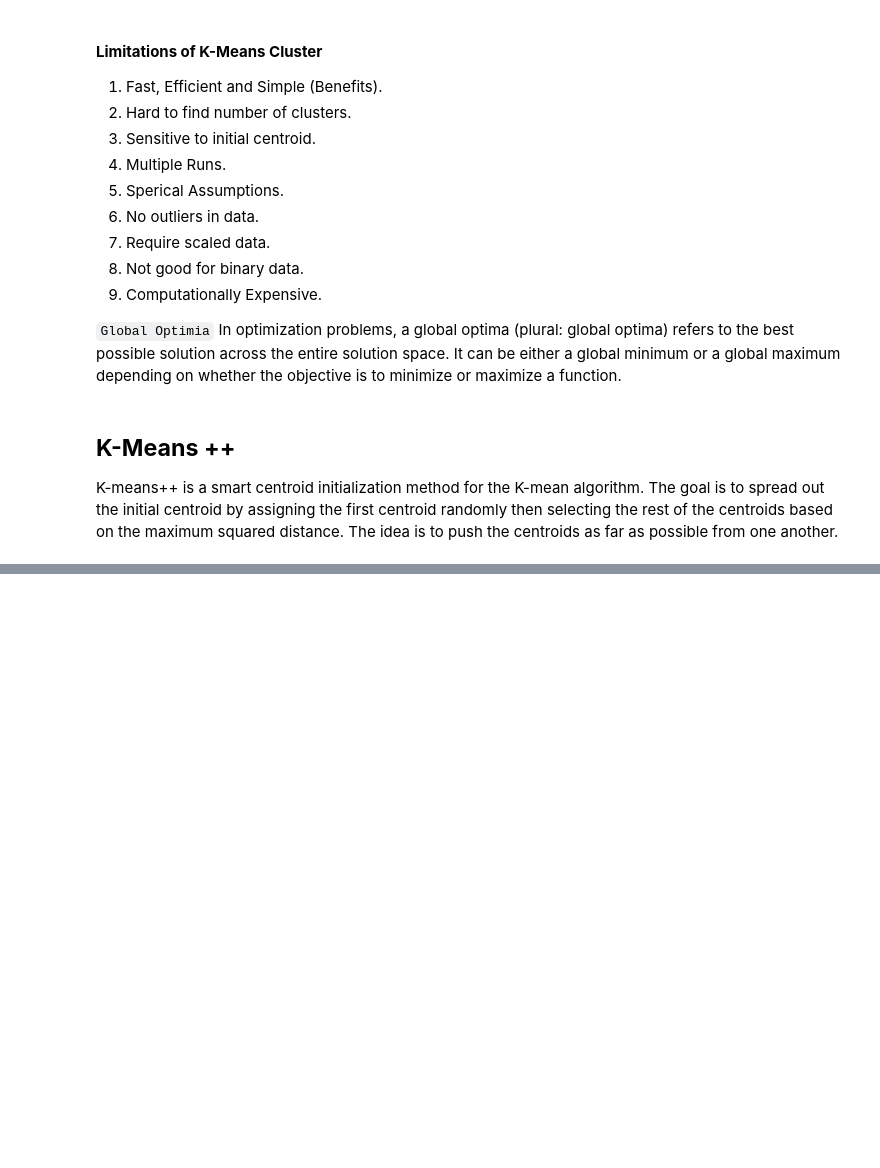
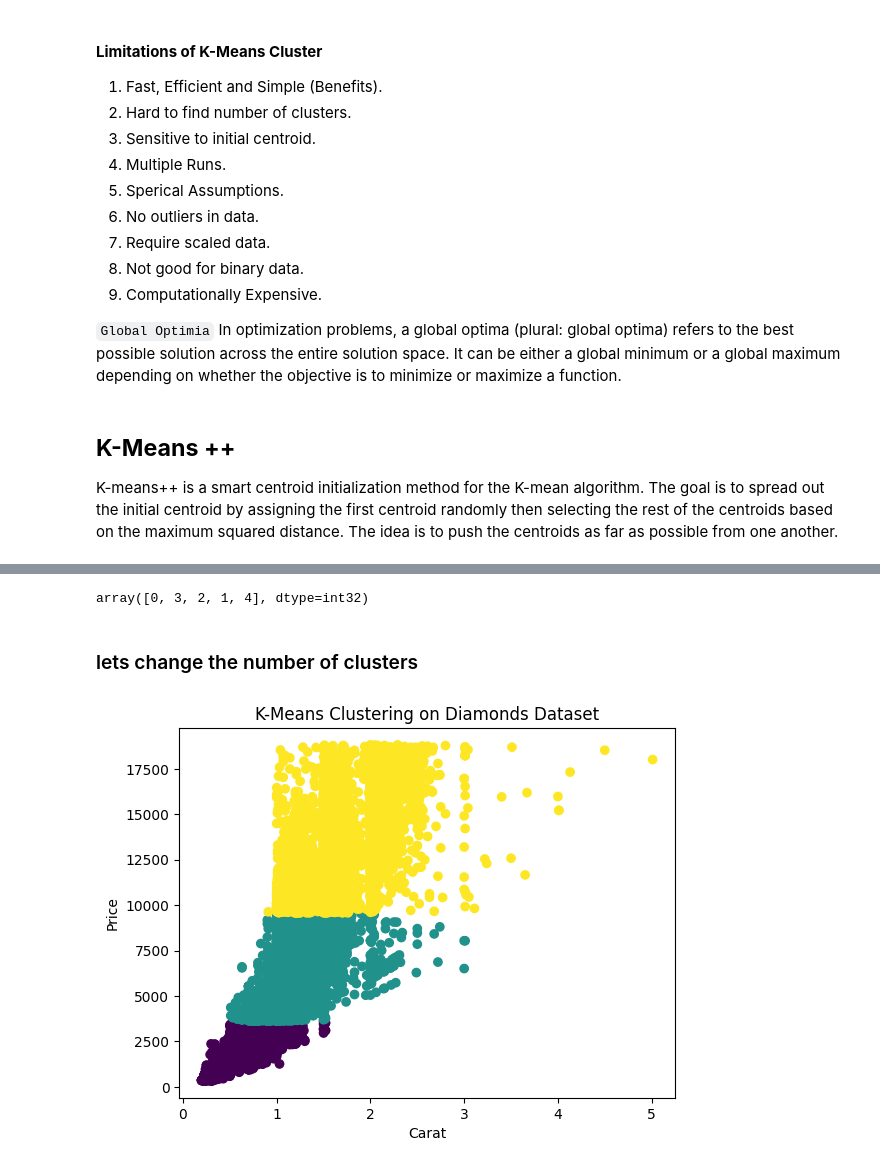
Before and after one commit to uzairafridi00/machine-learning, a Jupyter notebook: python_for_data_science_codanics/07_machine_learning/Unsupervised Learning/01_kmeans.ipynb, the cells around one changed output, grey strips where cells are left out. Saved outputs shown, nothing was run; the diff lists cells and outputs as text; code cells hidden in the pictures; blank space fills up the shorter version.

```diff
--- a/python_for_data_science_codanics/07_machine_learning/Unsupervised Learning/01_kmeans.ipynb
+++ b/python_for_data_science_codanics/07_machine_learning/Unsupervised Learning/01_kmeans.ipynb
@@ -74,0 +151,40 @@ K-means++ is a smart centroid initialization method for the K-mean algorithm. Th
+# %%
+df.labels.unique()
+# %% [output]
+array([0, 3, 2, 1, 4], dtype=int32)
+# %% [markdown]
+### lets change the number of clusters
+# %%
+import pandas as pd
+import numpy as np
+import matplotlib.pyplot as plt
+import seaborn as sns
+from sklearn.cluster import KMeans
+
+diamonds = sns.load_dataset('diamonds')
+# Select relevant columns
+X = diamonds[["carat", "price", "cut", "color", "clarity"]]
+
+# Convert categorical variables to numerical using one-hot encoding
+X = pd.get_dummies(X)
+
+# Instantiate a KMeans object with the number of clusters
+kmeans = KMeans(n_clusters=3)
+
+# Fit the data to the KMeans algorithm
+kmeans.fit(X)
+
+# Get the predicted cluster labels for each data point
+labels = kmeans.labels_
+
+# Add predicted cluster labels as a new column to the original dataset
+diamonds['labels'] = labels
+
+# Plot the data points with different colors for different clusters
+plt.scatter(X.iloc[:, 0], X.iloc[:, 1], c=labels)
+plt.xlabel("Carat")
+plt.ylabel("Price")
+plt.title('K-Means Clustering on Diamonds Dataset')
+plt.show()
+# %% [output]
+[figure, added]
```
Also changed, not shown: parts of 29 cells of this notebook.
